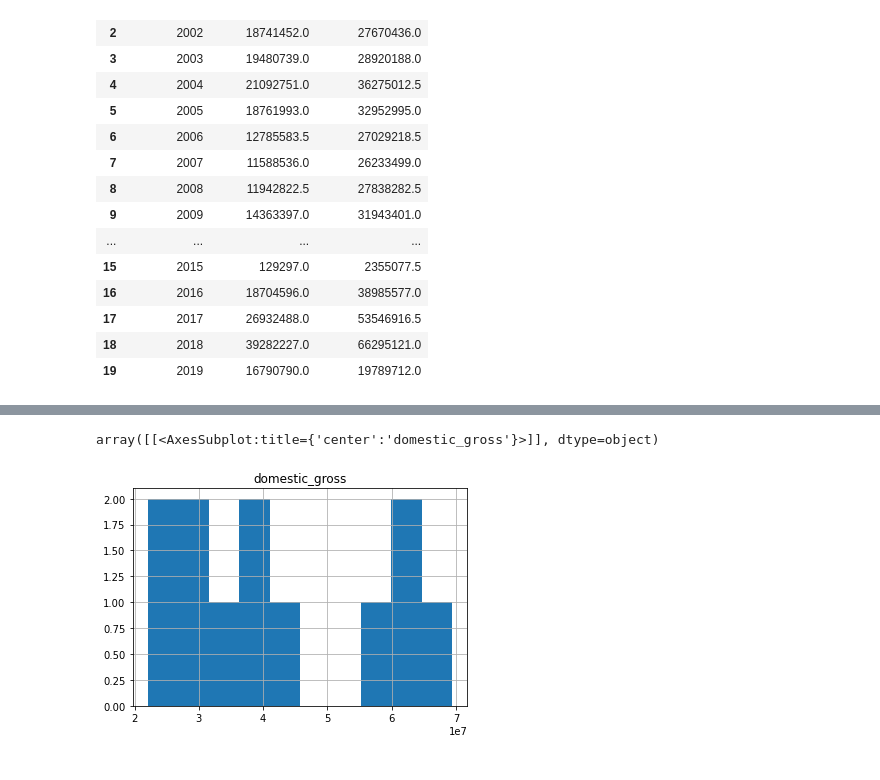
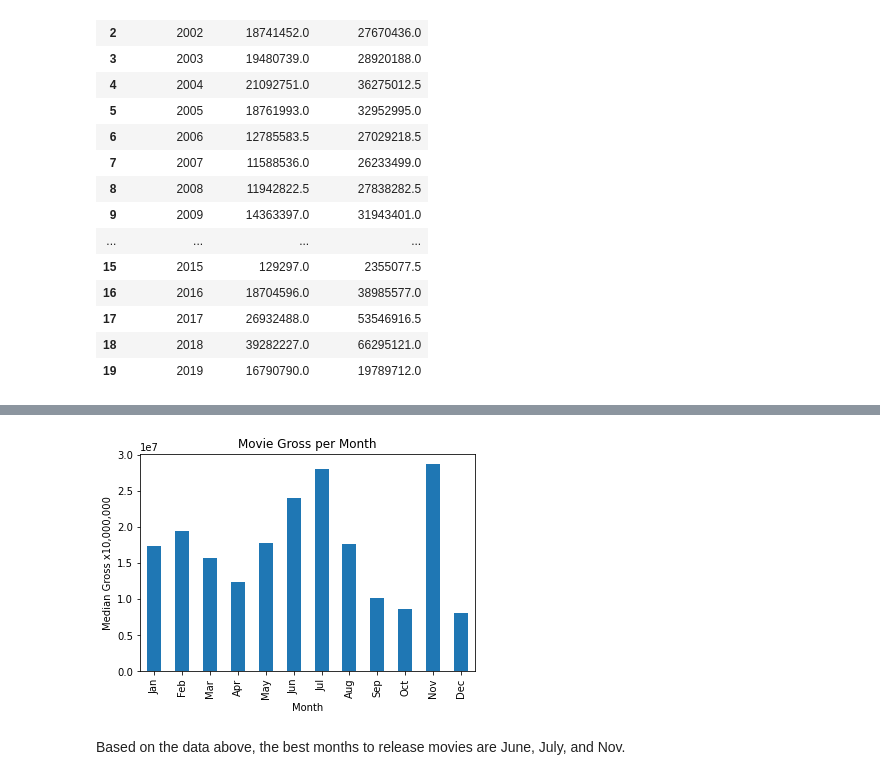
Before and after one commit to klsalcedo/microsoft_movie_analysis, a Jupyter notebook: ks_dataclean.ipynb, the cells around one changed output, grey strips where cells are left out. Drawn from its saved outputs; the diff is of its cells as text; code cells hidden in the pictures.

```diff
--- a/ks_dataclean.ipynb
+++ b/ks_dataclean.ipynb
@@ -149,0 +140,5 @@ monthly_trend
+# %%
+#grouping by month, taking median of values
+monthly_trend = adjusted.groupby('release_month').median()
+monthly_trend.drop(['id','production_budget','release_year'], axis=1,inplace=True)
+monthly_trend
@@ -149,0 +160,6 @@ monthly_trend
+# %%
+#reordering columns to correct month order
+neworder = ["Jan", "Feb", "Mar", "Apr", "May", "Jun",
+          "Jul", "Aug", "Sep", "Oct", "Nov", "Dec"]
+monthly_trend = monthly_trend.reindex(neworder,axis=0)
+monthly_trend
@@ -150,5 +181,11 @@ monthly_trend
 # %%
-monthly_trend.hist(column = 'domestic_gross')
+# monthly_trend.hist(column = 'domestic_gross')
-# %% [output]
-array([[<AxesSubplot:title={'center':'domestic_gross'}>]], dtype=object)
-[figure, removed]
+# %%
+monthly_trend['domestic_gross'].plot(kind='bar')
+plt.title('Movie Gross per Month')
+plt.ylabel('Median Gross x10,000,000')
+plt.xlabel('Month');
+# %% [output]
+[figure, added]
+# %% [markdown]
+Based on the data above, the best months to release movies are June, July, and Nov.
```
Also changed, not shown: parts of 11 cells of this notebook.
